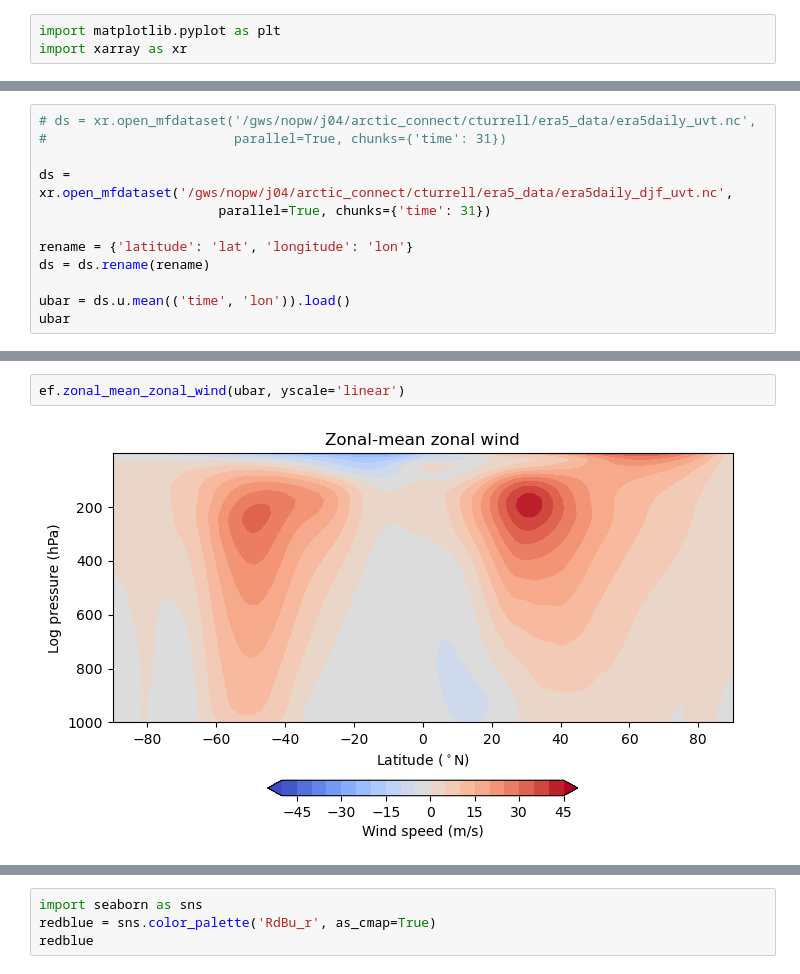
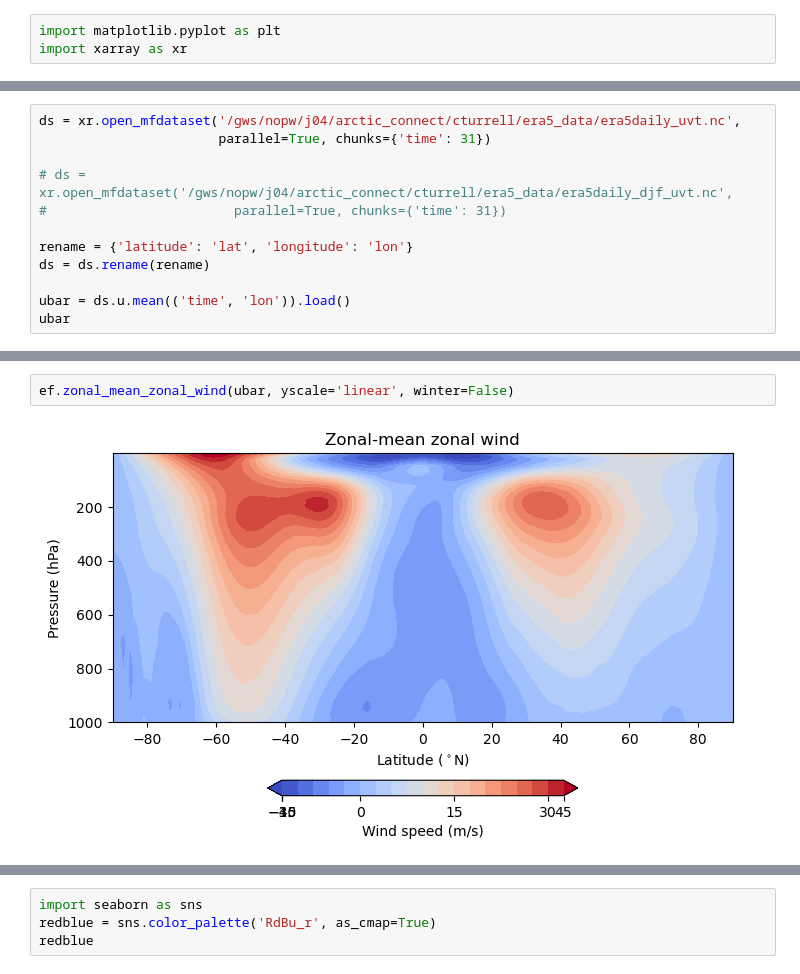
Before and after one commit to Caturrell/eddy_feedback, a Jupyter notebook: EPflux/zonal_wind.ipynb, the cells around one changed output, grey strips where cells are left out. Drawn from its saved outputs; the diff is of its cells as text.

```diff
--- a/EPflux/zonal_wind.ipynb
+++ b/EPflux/zonal_wind.ipynb
@@ -4,9 +39,9 @@ import xarray as xr
 # %%
-# ds = xr.open_mfdataset('/gws/nopw/j04/arctic_connect/cturrell/era5_data/era5daily_uvt.nc',
+ds = xr.open_mfdataset('/gws/nopw/j04/arctic_connect/cturrell/era5_data/era5daily_uvt.nc',
+                       parallel=True, chunks={'time': 31})
+
+# ds = xr.open_mfdataset('/gws/nopw/j04/arctic_connect/cturrell/era5_data/era5daily_djf_uvt.nc',
 #                        parallel=True, chunks={'time': 31})
-
-ds = xr.open_mfdataset('/gws/nopw/j04/arctic_connect/cturrell/era5_data/era5daily_djf_uvt.nc',
-                       parallel=True, chunks={'time': 31})
 
 rename = {'latitude': 'lat', 'longitude': 'lon'}
 ds = ds.rename(rename)
@@ -42,4 +55,4 @@ ef.zonal_mean_zonal_wind(ubar)
 # %%
-ef.zonal_mean_zonal_wind(ubar, yscale='linear')
+ef.zonal_mean_zonal_wind(ubar, yscale='linear', winter=False)
 # %% [output]
-[figure, old version]
+[figure, new version]
```
Also changed, not shown: parts of 14 cells of this notebook, 7 other files.
